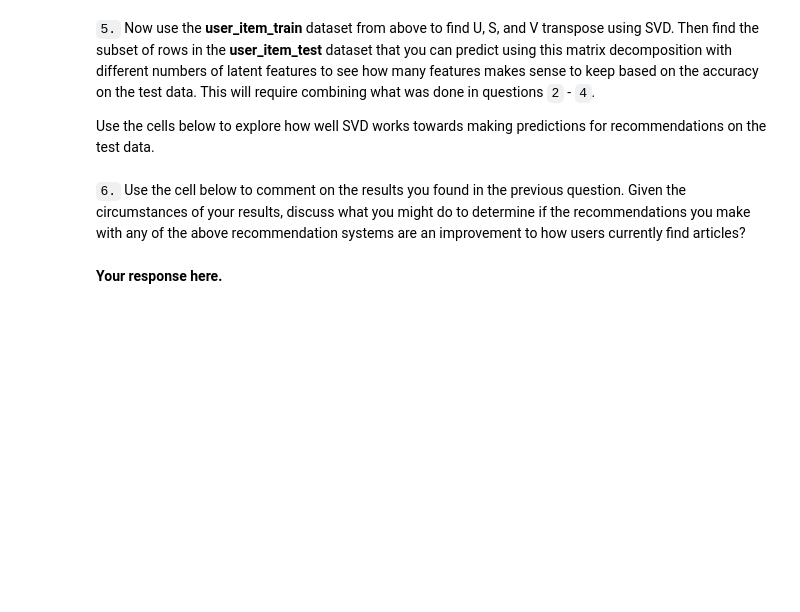
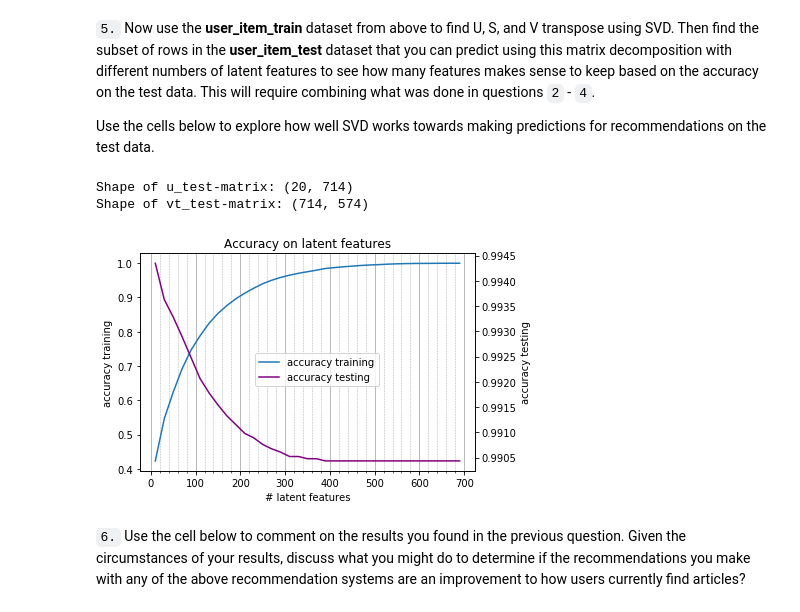
Before and after one commit to Wolfgang90/ds_p6_recommendation_engines, a Jupyter notebook: Recommendations_with_IBM.ipynb, the cells around one changed output. Saved outputs shown, nothing was run; the diff lists cells and outputs as text; code cells hidden in the pictures; blank space fills up the shorter version.

Commit message:
Implemented matrix factorization

```diff
--- a/Recommendations_with_IBM.ipynb
+++ b/Recommendations_with_IBM.ipynb
@@ -779,7 +791,12 @@ def create_test_and_train_user_item(df_train, df_test):
     test_arts - all of the test article ids
 
     '''
-    # Your code here
+
+    user_item_train = create_user_item_matrix(df_train)
+    user_item_test = create_user_item_matrix(df_test)
+
+    test_idx = list(user_item_test.index)
+    test_arts = list(user_item_test.columns)
 
     return user_item_train, user_item_test, test_idx, test_arts
 
@@ -806,4 +840,4 @@ t.sol_4_test(sol_4_dict)
 Use the cells below to explore how well SVD works towards making predictions for recommendations on the test data.
 # %%
 # fit SVD on the user_item_train matrix
-u_train, s_train, vt_train = # fit svd similar to above then use the cells below
+u_train, s_train, vt_train = np.linalg.svd(user_item_train, full_matrices=False)# fit svd similar to above then use the cells below
@@ -812,0 +844,16 @@ u_train, s_train, vt_train = # fit svd similar to above then use the cells below
+# %%
+# Slice test matrices to receive only the items on which we can make predictions
+u_test = u_train[user_item_train.index.isin(test_idx), :]
+s_test = s_train
+vt_test = vt_train[:, user_item_train.columns.isin(test_arts)]
+# %%
+print("Shape of u_test-matrix: {}".format(u_test.shape))
+print("Shape of vt_test-matrix: {}".format(vt_test.shape))
+# %% [output]
+Shape of u_test-matrix: (20, 714)
+Shape of vt_test-matrix: (714, 574)
+# %%
+# find the subset of users and articles from user_item_test that can be predicted
+test_users = set(user_item_train.index) & set(user_item_test.index)
+test_articles = set(user_item_train.columns) & set(user_item_test.columns)
+user_item_test_could_pred = user_item_test.loc[test_users, test_articles]
@@ -813,4 +889,27 @@ u_train, s_train, vt_train = # fit svd similar to above then use the cells below
+# %%
+# Plot accuracy for training and test set
+fig, ax1 = plt.subplots()
+ax2 = ax1.twinx()
+
+ax1.plot(num_latent_feats, 1 - np.array(list_training_errors)/df.shape[0], label="accuracy training")
+ax2.plot(num_latent_feats, 1 - np.array(list_testing_errors)/df.shape[0], color='purple',  label="accuracy testing")
+
+ax1.set_xticks(np.arange(0,701,100))
+ax1.set_xticks(np.arange(0,701,20), minor=True)
+
+ax1.grid(axis='x', which='major')
+ax1.grid(axis='x', which='minor', linestyle='--', linewidth=0.5)
+
+ax1.set_xlabel('# latent features')
+ax1.set_ylabel('accuracy training')
+ax2.set_ylabel('accuracy testing')
+
+fig.legend(loc=10)
+
+plt.title('Accuracy on latent features')
+
+plt.show()
+# %% [output]
+[figure, added]
 # %% [markdown]
 `6.` Use the cell below to comment on the results you found in the previous question. Given the circumstances of your results, discuss what you might do to determine if the recommendations you make with any of the above recommendation systems are an improvement to how users currently find articles?
-# %% [markdown]
-**Your response here.**
```
Also changed, not shown: parts of 14 cells of this notebook.
